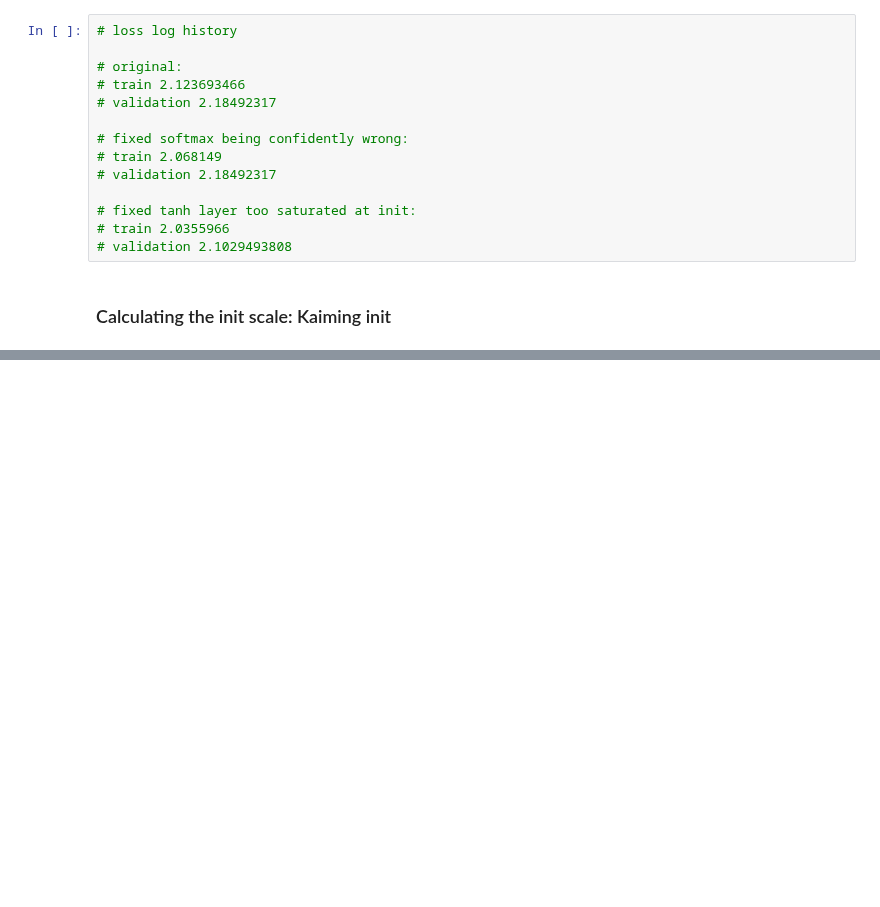
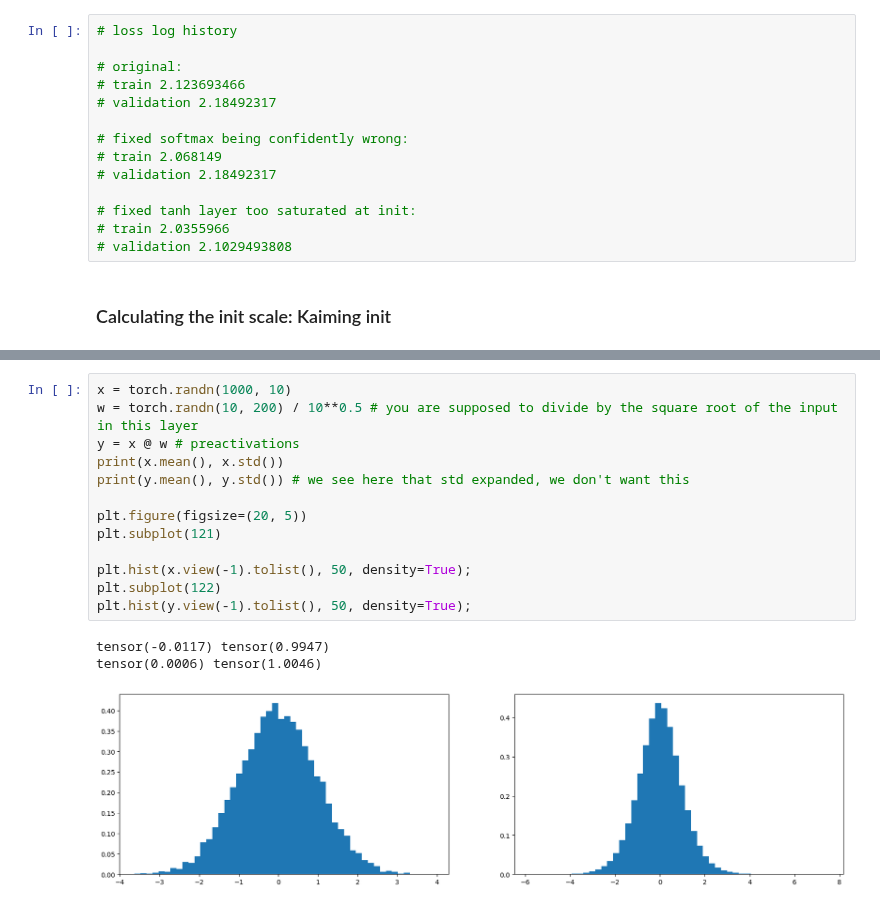
Before and after one commit to exploringweirdmachines/mlp, a Jupyter notebook: multi-layer-perceptron-part3.ipynb, the cells around one changed output, grey strips where cells are left out. Cells and saved outputs as stored; diff of their text form; blank space fills up the shorter version.

```diff
--- a/multi-layer-perceptron-part3.ipynb
+++ b/multi-layer-perceptron-part3.ipynb
@@ -940,0 +991,17 @@ validation 2.102949380874634
+# %%
+x = torch.randn(1000, 10)
+w = torch.randn(10, 200) / 10**0.5 # you are supposed to divide by the square root of the input in this layer
+y = x @ w # preactivations
+print(x.mean(), x.std())
+print(y.mean(), y.std()) # we see here that std expanded, we don't want this
+
+plt.figure(figsize=(20, 5))
+plt.subplot(121)
+
+plt.hist(x.view(-1).tolist(), 50, density=True);
+plt.subplot(122)
+plt.hist(y.view(-1).tolist(), 50, density=True);
+# %% [output]
+tensor(-0.0117) tensor(0.9947)
+tensor(0.0006) tensor(1.0046)
+[figure, added]
```
Also changed, not shown: parts of 46 cells of this notebook.
